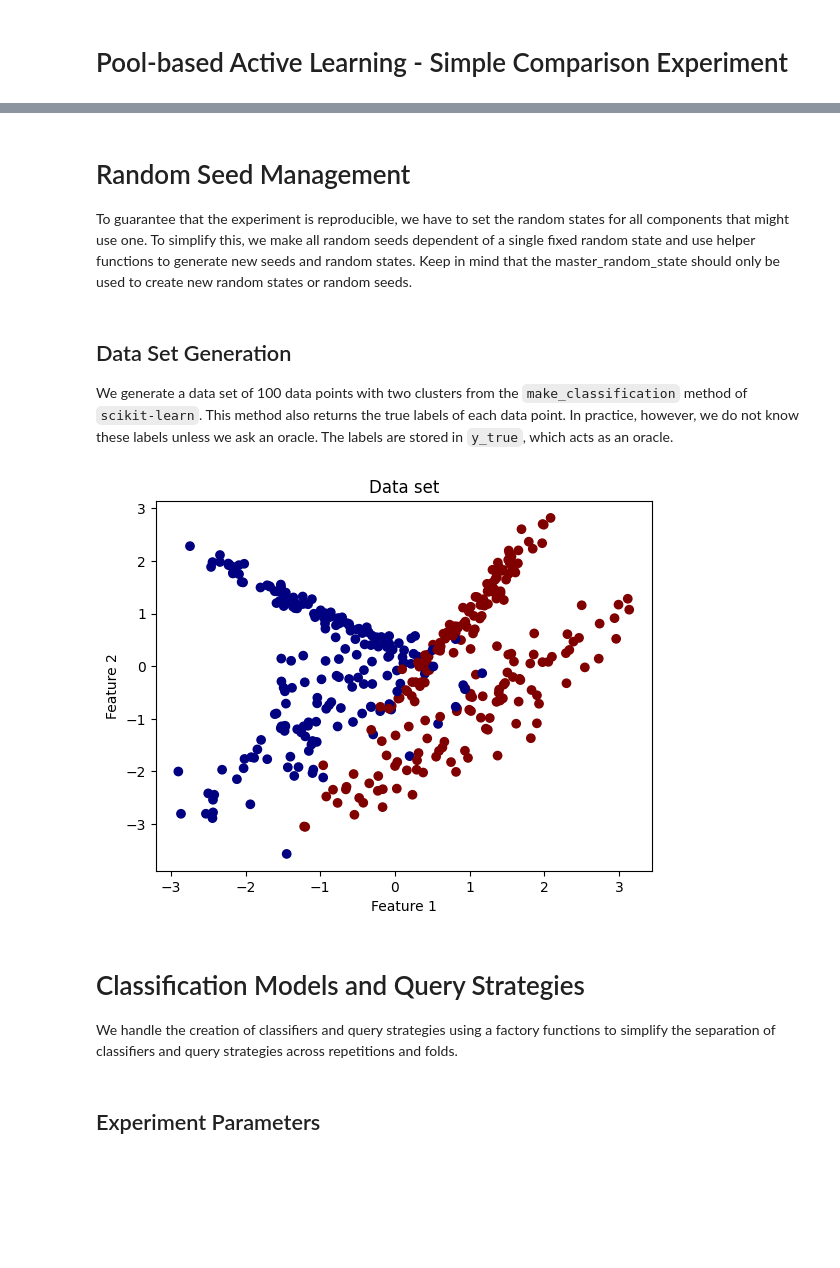
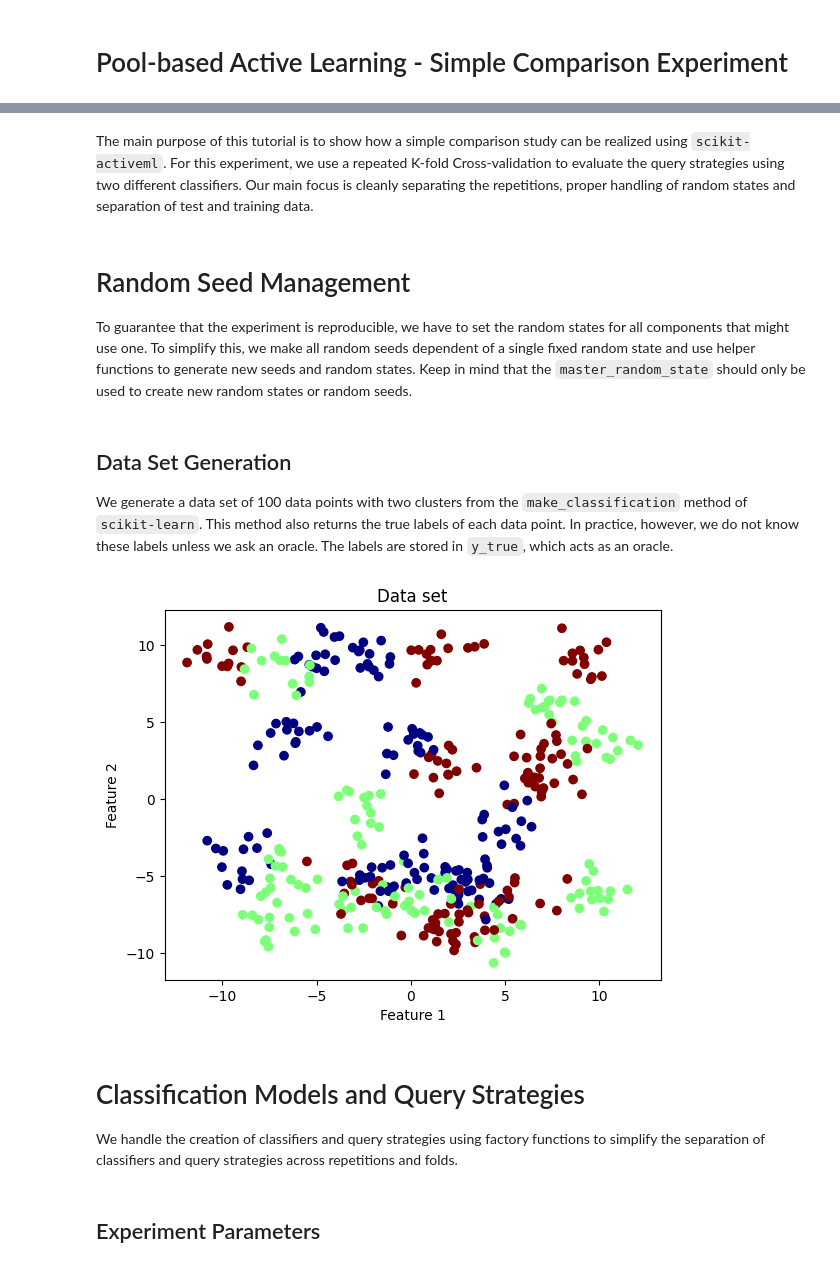
Before and after one commit to scikit-activeml/scikit-activeml, a Jupyter notebook: tutorials/03_pool_simple_comparison_experiment.ipynb, the cells around one changed output, grey strips where cells are left out. Saved outputs shown, nothing was run; the diff lists cells and outputs as text; code cells hidden in the pictures; blank space fills up the shorter version.

Commit message:
Add documentation and change data set

```diff
--- a/tutorials/03_pool_simple_comparison_experiment.ipynb
+++ b/tutorials/03_pool_simple_comparison_experiment.ipynb
@@ -5,3 +3,5 @@ The main purpose of this tutorial is to ease the implementation of our library `
+# %% [markdown]
+The main purpose of this tutorial is to show how a simple comparison study can be realized using `scikit-activeml`. For this experiment, we use a repeated K-fold Cross-validation to evaluate the query strategies using two different classifiers. Our main focus is cleanly separating the repetitions, proper handling of random states and separation of test and training data.
 # %%
 import numpy as np
 import matplotlib.pyplot as plt
@@ -18,7 +18,7 @@ import warnings
 warnings.filterwarnings("ignore")
 # %% [markdown]
 # Random Seed Management
-To guarantee that the experiment is reproducible, we have to set the random states for all components that might use one. To simplify this, we make all random seeds dependent of a single fixed random state and use helper functions to generate new seeds and random states. Keep in mind that the master_random_state should only be used to create new random states or random seeds.
+To guarantee that the experiment is reproducible, we have to set the random states for all components that might use one. To simplify this, we make all random seeds dependent of a single fixed random state and use helper functions to generate new seeds and random states. Keep in mind that the `master_random_state` should only be used to create new random states or random seeds.
 # %%
 master_random_state = np.random.RandomState(0)
 
@@ -32,21 +32,23 @@ def gen_random_state(random_state:np.random.RandomState):
 We generate a data set of 100 data points with two clusters from the `make_classification` method of `scikit-learn`. This method also returns the true labels of each data point. In practice, however, we do not know these labels unless we ask an oracle. The labels are stored in `y_true`, which acts as an oracle.
 # %%
 n_features = 2
-n_classes = 2
+n_classes = 3
+n_centers_per_class = 10
 classes = np.arange(n_classes)
-X, y_true = make_classification(
-    n_features=n_features, n_redundant=0, n_samples=400,
-    n_classes=n_classes, random_state=gen_seed(master_random_state))
+X, centers = make_blobs(
+    n_features=n_features, centers=n_classes*n_centers_per_class, n_samples=400,
+    random_state=gen_seed(master_random_state))
+y_true = centers % n_classes
 bound = [[min(X[:, 0]), min(X[:, 1])], [max(X[:, 0]), max(X[:, 1])]]
 plt.scatter(X[:, 0], X[:, 1], c=y_true, cmap='jet')
 plt.xlabel('Feature 1')
 plt.ylabel('Feature 2')
 plt.title('Data set');
 # %% [output]
-[figure, old version]
+[figure, new version]
 # %% [markdown]
 # Classification Models and Query Strategies
-We handle the creation of classifiers and query strategies using a factory functions to simplify the separation of classifiers and query strategies across repetitions and folds.
+We handle the creation of classifiers and query strategies using factory functions to simplify the separation of classifiers and query strategies across repetitions and folds.
 # %%
 classifier_factory_functions = {
     'ParzenWindowClassifier': lambda classes, random_state: ParzenWindowClassifier(
```
Also changed, not shown: parts of 3 cells of this notebook.
